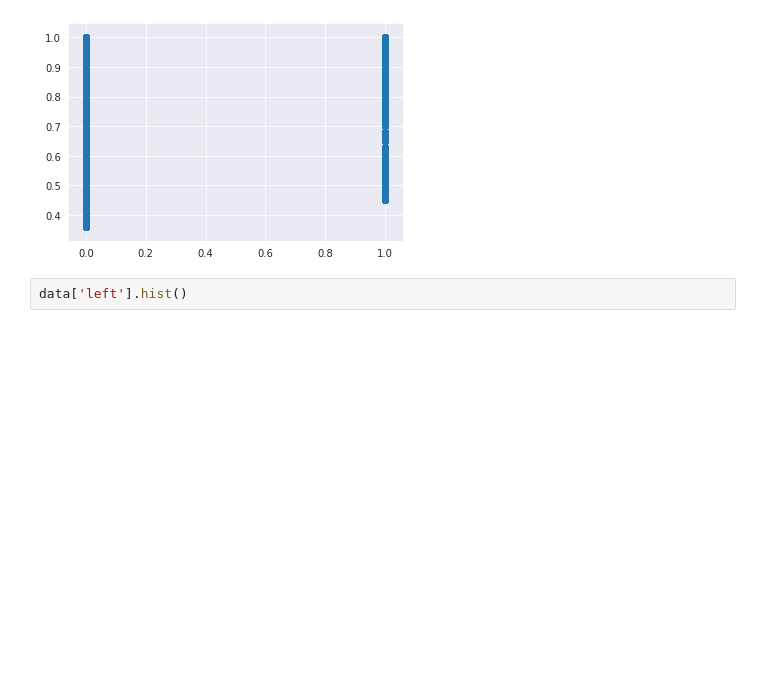
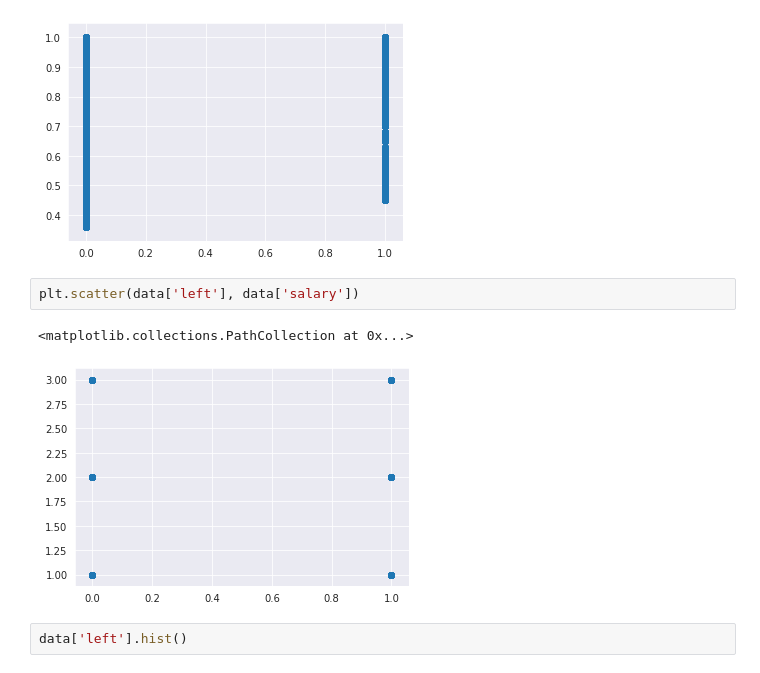
Before and after one commit to Geringer13/Netology_pyda, a Jupyter notebook: Diploma_work.ipynb, the cells around one changed output. Saved outputs shown, nothing was run; the diff lists cells and outputs as text; blank space fills up the shorter version.

```diff
--- a/Diploma_work.ipynb
+++ b/Diploma_work.ipynb
@@ -339,6 +339,11 @@ plt.scatter(data['left'], data['last_evaluation'])
 # %% [output]
 <matplotlib.collections.PathCollection at 0x...>
 [figure]
+# %%
+plt.scatter(data['left'], data['salary'])
+# %% [output]
+<matplotlib.collections.PathCollection at 0x...>
+[figure, added]
 # %%
 data['left'].hist()
 # %% [output]
```
Also changed, not shown: parts of 6 cells of this notebook.
